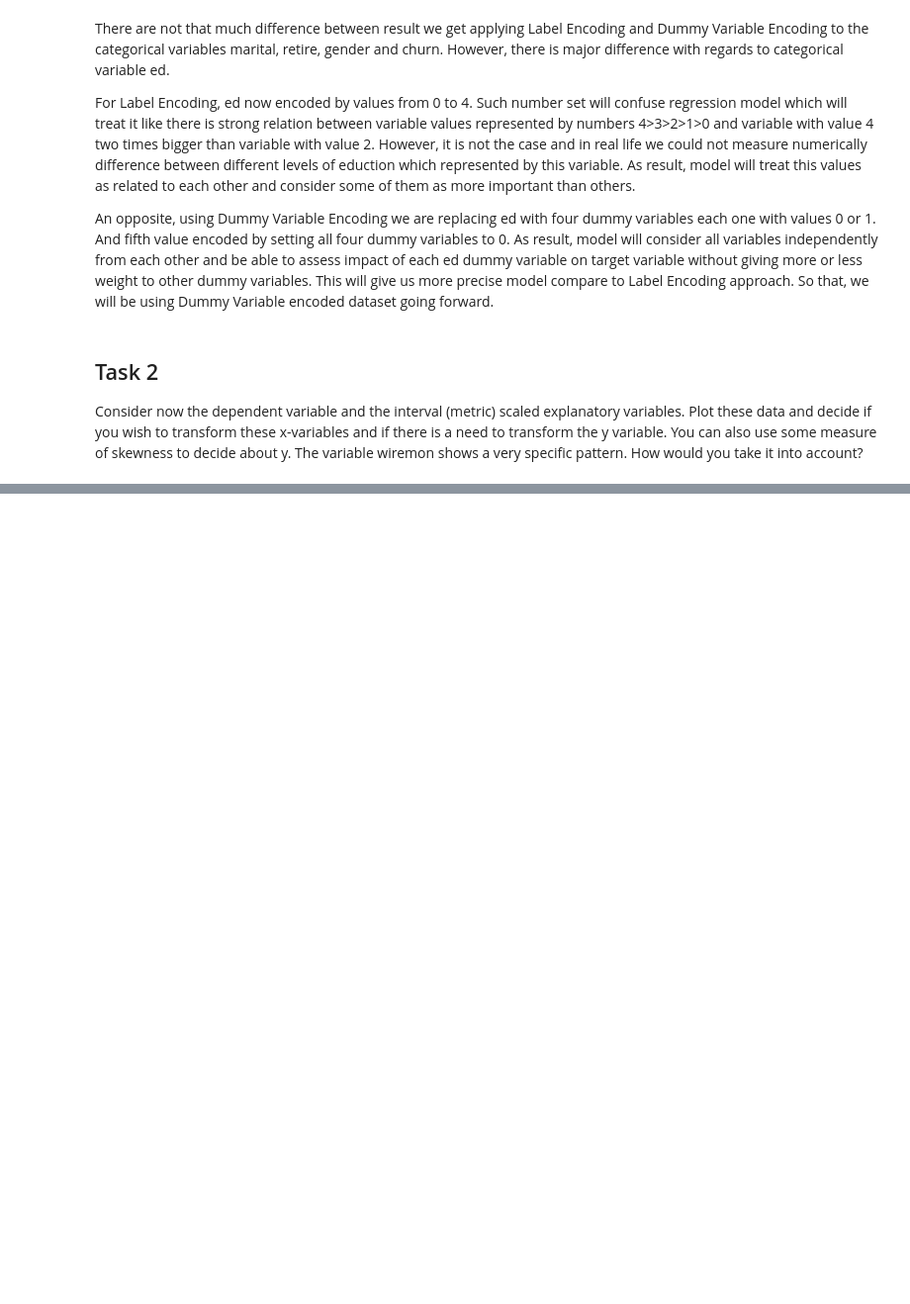
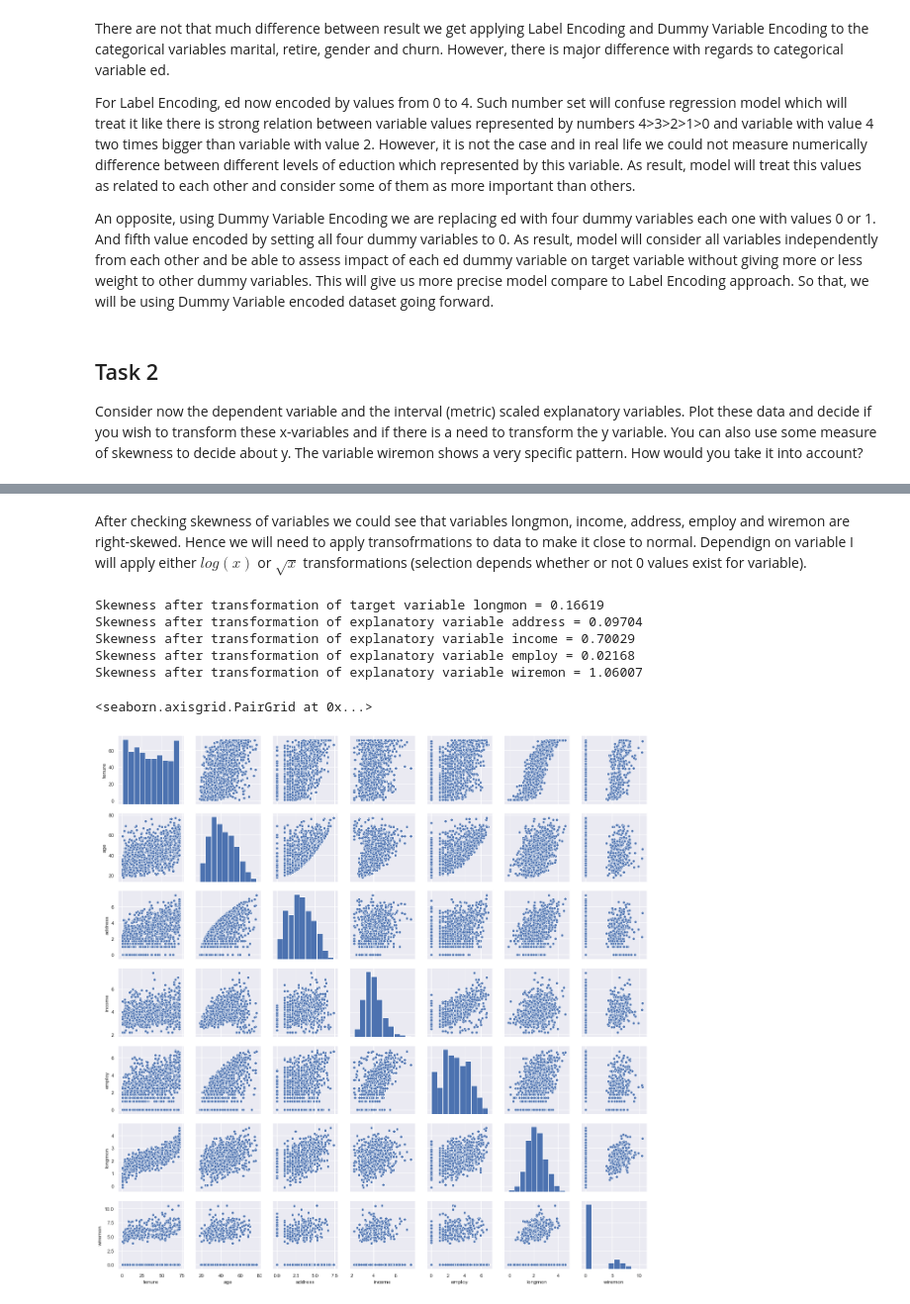
Before and after one commit to kai-wren/Statistic, a Jupyter notebook: Assignment 2.ipynb, the cells around one changed output, grey strips where cells are left out. Shown at 99% size. Drawn from its saved outputs; the diff is of its cells as text; code cells hidden in the pictures; blank space fills up the shorter version.

```diff
--- a/Assignment 2.ipynb
+++ b/Assignment 2.ipynb
@@ -101,0 +123,29 @@ Consider now the dependent variable and the interval (metric) scaled explanatory
+# %% [markdown]
+After checking skewness of variables we could see that variables longmon, income, address, employ and wiremon are right-skewed. Hence we will need to apply transofrmations to data to make it close to normal. Dependign on variable I will apply either $log(x)$ or $\sqrt{x}$ transformations (selection depends whether or not 0 values exist for variable).
+# %%
+#transforming those variables which has skewness more than 1, checking skewness again and ploting it
+telco_dummy_trans_df = telco_dummy_df.copy()
+
+telco_dummy_trans_df['longmon'] = np.log(telco_dummy_trans_df['longmon'])
+telco_dummy_trans_df['income'] = np.log(telco_dummy_trans_df['income'])
+telco_dummy_trans_df['address'] = np.sqrt(telco_dummy_trans_df['address'])
+telco_dummy_trans_df['employ'] = np.sqrt(telco_dummy_trans_df['employ'])
+telco_dummy_trans_df['wiremon'] = np.sqrt(telco_dummy_trans_df['wiremon'])
+
+print("Skewness after transformation of target variable longmon = %.5f" %stats.skew(telco_dummy_trans_df['longmon']))
+print("Skewness after transformation of explanatory variable address = %.5f" %stats.skew(telco_dummy_trans_df['address']))
+print("Skewness after transformation of explanatory variable income = %.5f" %stats.skew(telco_dummy_trans_df['income']))
+print("Skewness after transformation of explanatory variable employ = %.5f" %stats.skew(telco_dummy_trans_df['employ']))
+print("Skewness after transformation of explanatory variable wiremon = %.5f" %stats.skew(telco_dummy_trans_df['wiremon']))
+
+
+#building pairplots filtering out all binary variables - those are not representable on scatterplots.
+sb.pairplot(telco_dummy_trans_df.filter(['tenure', 'age', 'address', 'income', 'employ', 'longmon', 'wiremon']))
+# %% [output]
+Skewness after transformation of target variable longmon = 0.16619
+Skewness after transformation of explanatory variable address = 0.09704
+Skewness after transformation of explanatory variable income = 0.70029
+Skewness after transformation of explanatory variable employ = 0.02168
+Skewness after transformation of explanatory variable wiremon = 1.06007
+<seaborn.axisgrid.PairGrid at 0x...>
+[figure, added]
```
Also changed, not shown: parts of 5 cells of this notebook.
